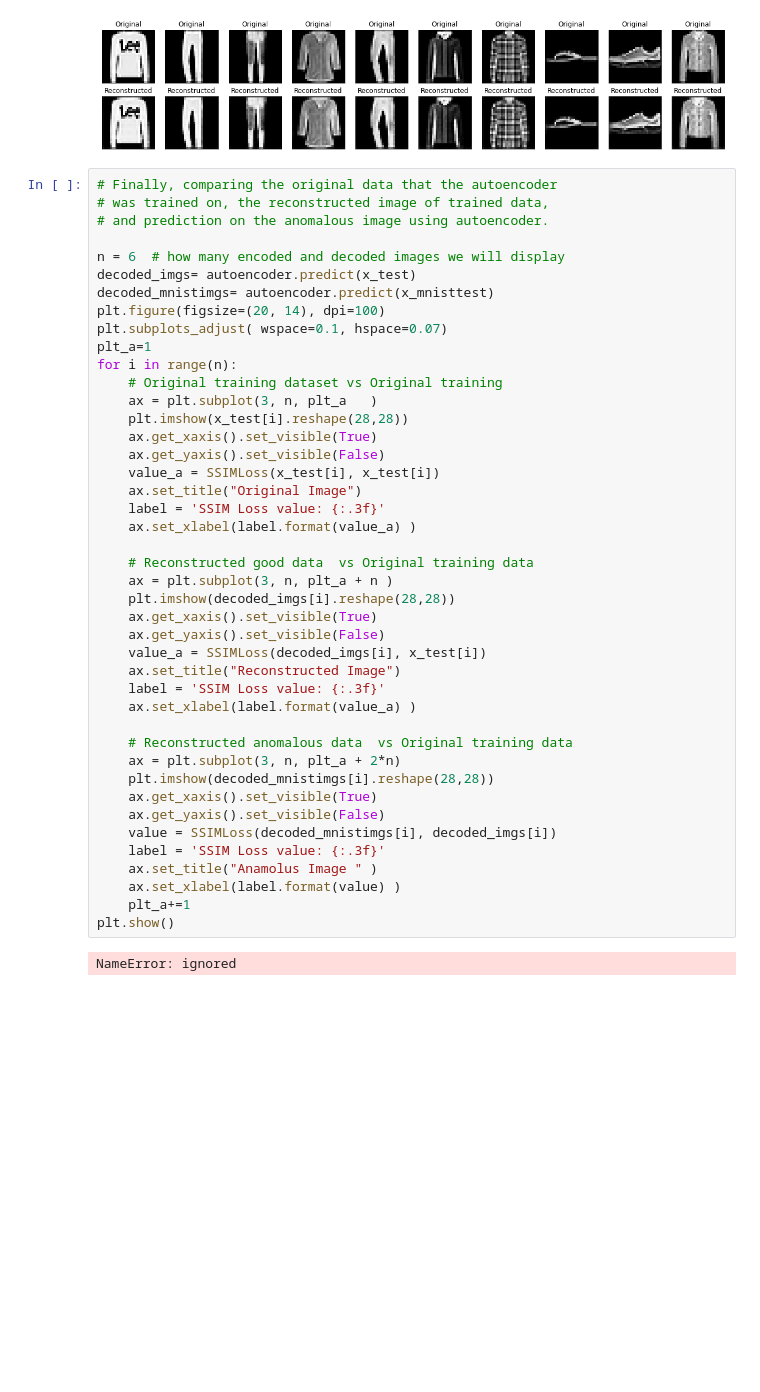
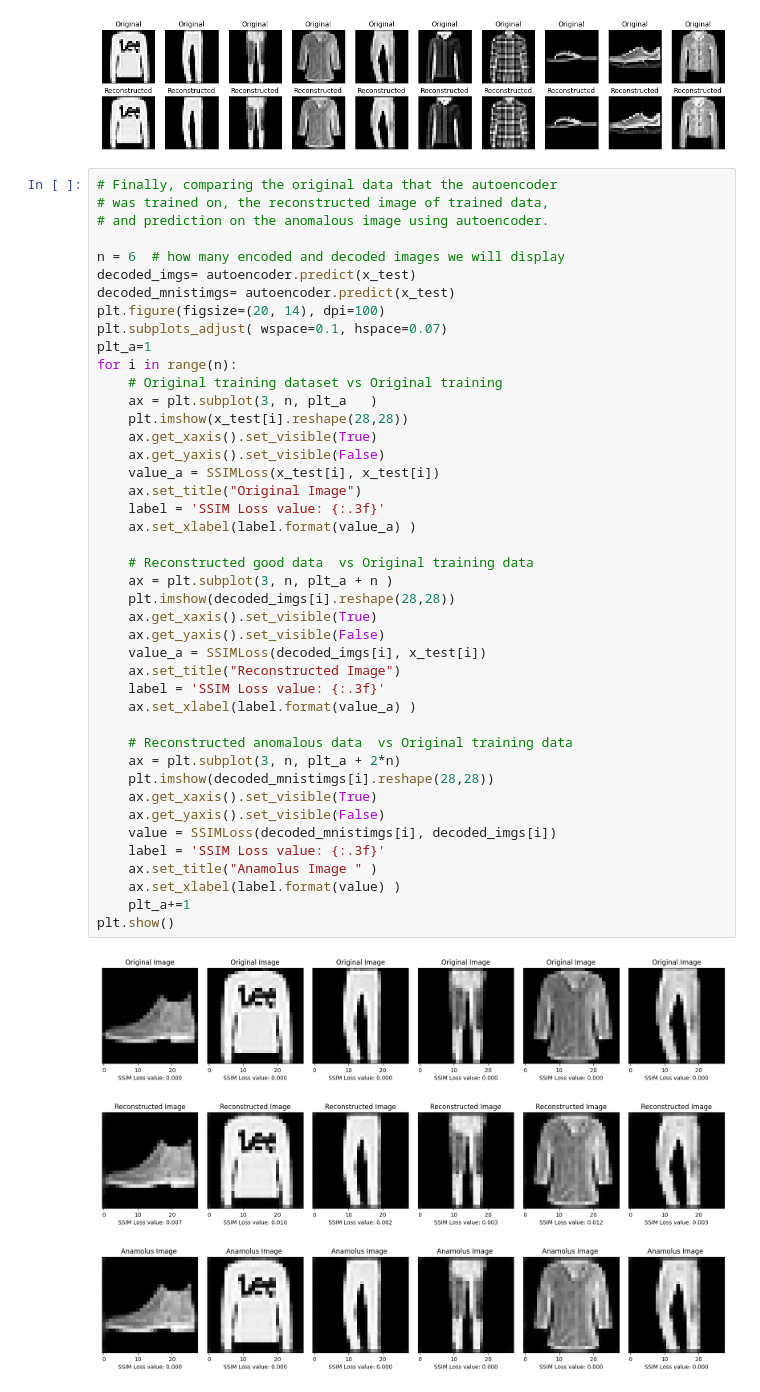
Before and after one commit to danielsoy/ALOCC-CVPR2018, a Jupyter notebook: mnist.ipynb, the cells around one changed output. Cells and saved outputs as stored; diff of their text form; blank space fills up the shorter version.

```diff
--- a/mnist.ipynb
+++ b/mnist.ipynb
@@ -133,7 +133,7 @@ plt.show()
 
 n = 6  # how many encoded and decoded images we will display
 decoded_imgs= autoencoder.predict(x_test)
-decoded_mnistimgs= autoencoder.predict(x_mnisttest)
+decoded_mnistimgs= autoencoder.predict(x_test)
 plt.figure(figsize=(20, 14), dpi=100)
 plt.subplots_adjust( wspace=0.1, hspace=0.07)
 plt_a=1
@@ -143,31 +143,31 @@ for i in range(n):
     plt.imshow(x_test[i].reshape(28,28))
     ax.get_xaxis().set_visible(True)
     ax.get_yaxis().set_visible(False)
     value_a = SSIMLoss(x_test[i], x_test[i])
     ax.set_title("Original Image")
     label = 'SSIM Loss value: {:.3f}'
     ax.set_xlabel(label.format(value_a) )
 
     # Reconstructed good data  vs Original training data
     ax = plt.subplot(3, n, plt_a + n )
     plt.imshow(decoded_imgs[i].reshape(28,28))
     ax.get_xaxis().set_visible(True)
     ax.get_yaxis().set_visible(False)
     value_a = SSIMLoss(decoded_imgs[i], x_test[i])
     ax.set_title("Reconstructed Image")
     label = 'SSIM Loss value: {:.3f}'
     ax.set_xlabel(label.format(value_a) )
 
     # Reconstructed anomalous data  vs Original training data
     ax = plt.subplot(3, n, plt_a + 2*n)
     plt.imshow(decoded_mnistimgs[i].reshape(28,28))
     ax.get_xaxis().set_visible(True)
     ax.get_yaxis().set_visible(False)
     value = SSIMLoss(decoded_mnistimgs[i], decoded_imgs[i])
     label = 'SSIM Loss value: {:.3f}'
     ax.set_title("Anamolus Image " )
     ax.set_xlabel(label.format(value) )
     plt_a+=1
 plt.show()
 # %% [output]
-NameError: ignored
+[figure, added]
```
